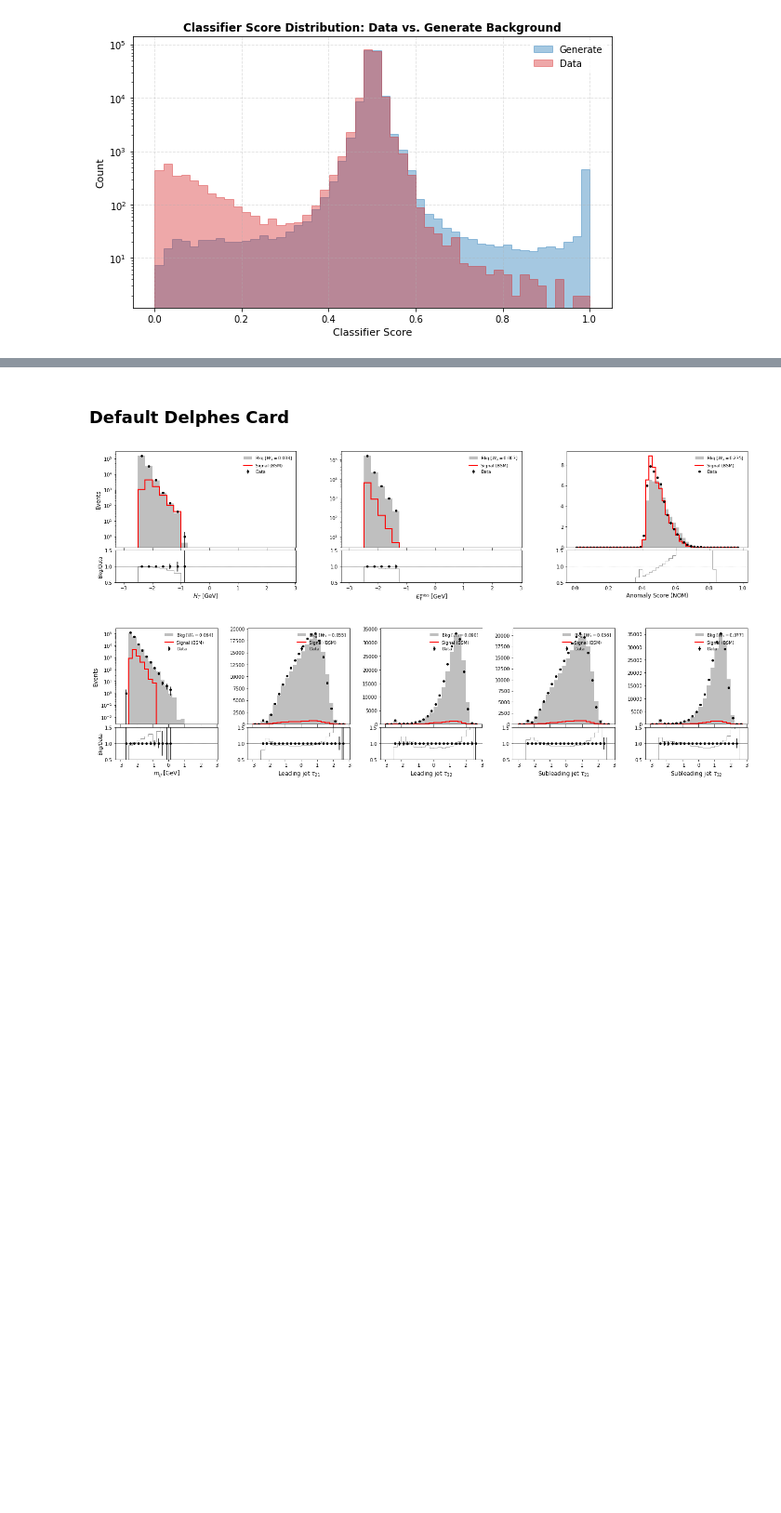
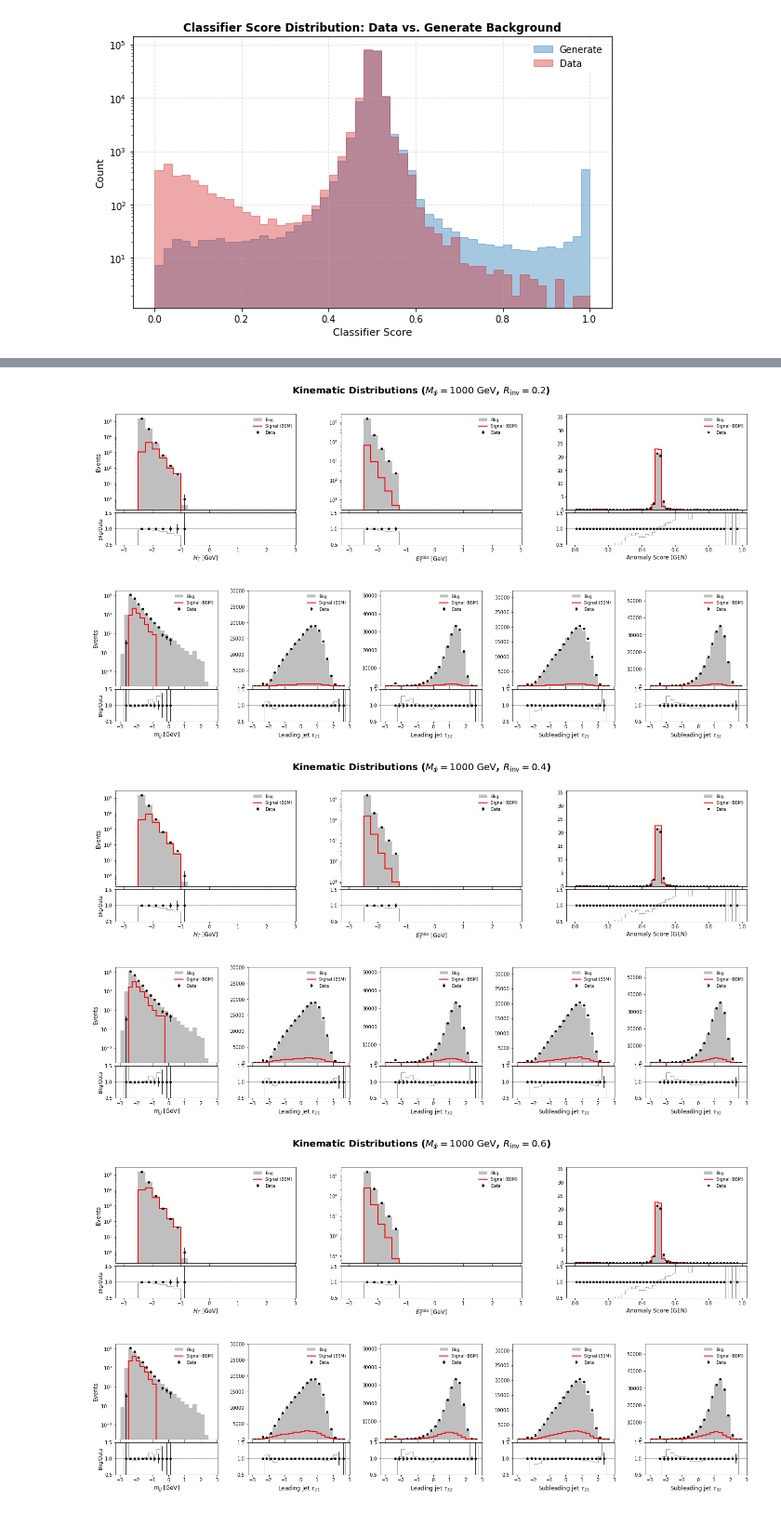
Before and after one commit to sherkaicode/Non-Resonant-AD, a Jupyter notebook: 5_NRAD_Anomaly_ver2.ipynb, the cells around one changed output, grey strips where cells are left out. Shown at 93% size. Cells and saved outputs as stored; diff of their text form; code cells hidden in the pictures; blank space fills up the shorter version.

Commit message:
Finished plotting function for all types of signal modes

```diff
--- a/5_NRAD_Anomaly_ver2.ipynb
+++ b/5_NRAD_Anomaly_ver2.ipynb
@@ -15,7 +18,7 @@ selection = "ATLAS"
 LUMI = 25.3845 # fb^-1
 N_GEN_SIG = 100_000
 
-SIGNAL_DIR = "/home/aegis/Titan0/madgraph/MG5_aMC_v3_7_0/bin/ttbar_validation/Events/Analysis_Output_ver2"
+SIGNAL_DIR = "/home/aegis/aslan/NRAD_Project/NRAD_Signal/Analysis_Output_ver2"
 SCALER_PATH = f"Final_Dataset_{selection}/minmax_scaler.joblib"
 MODELS_DIR = f"Eval_CWoLa_SR_{selection}_ver2/"
 model_path = f"Models_Extrapolation_{selection}_ver2"
@@ -315,2 +301,0 @@ df_sig_def["1000_2"]
-# %% [markdown]
-### Default Delphes Card
@@ -464,5 +454,15 @@ df_sig_def = sig_dfs[detector_type]
 # %%
-plot_sig_kin(df_data, df_mc_rw, df_sig_def["1000_2"], bkg_type="NOM")
-# plot_sig_kin(df_data, df_bkg, df_sig, bkg_type="RW")
+detector_type = "default" # default, pu, run2, pu_run2
+bkg_type = "GEN" # NOM, RW, GEN
+df_sig_def = sig_dfs[detector_type]
+
+for sig_mode in SIGNAL_MODES:
+    if bkg_type == "GEN":
+        df_mc = df_mc_gen
+    else:
+        df_mc = df_mc_rw
+    plot_sig_kin(df_data, df_mc, df_sig_def[sig_mode], bkg_type=bkg_type, sig_mode = sig_mode)
 # %% [output]
-[figure, old version]
+[figure, new version]
+[figure, added]
+[figure, added]
```
Also changed, not shown: parts of 7 cells of this notebook.
